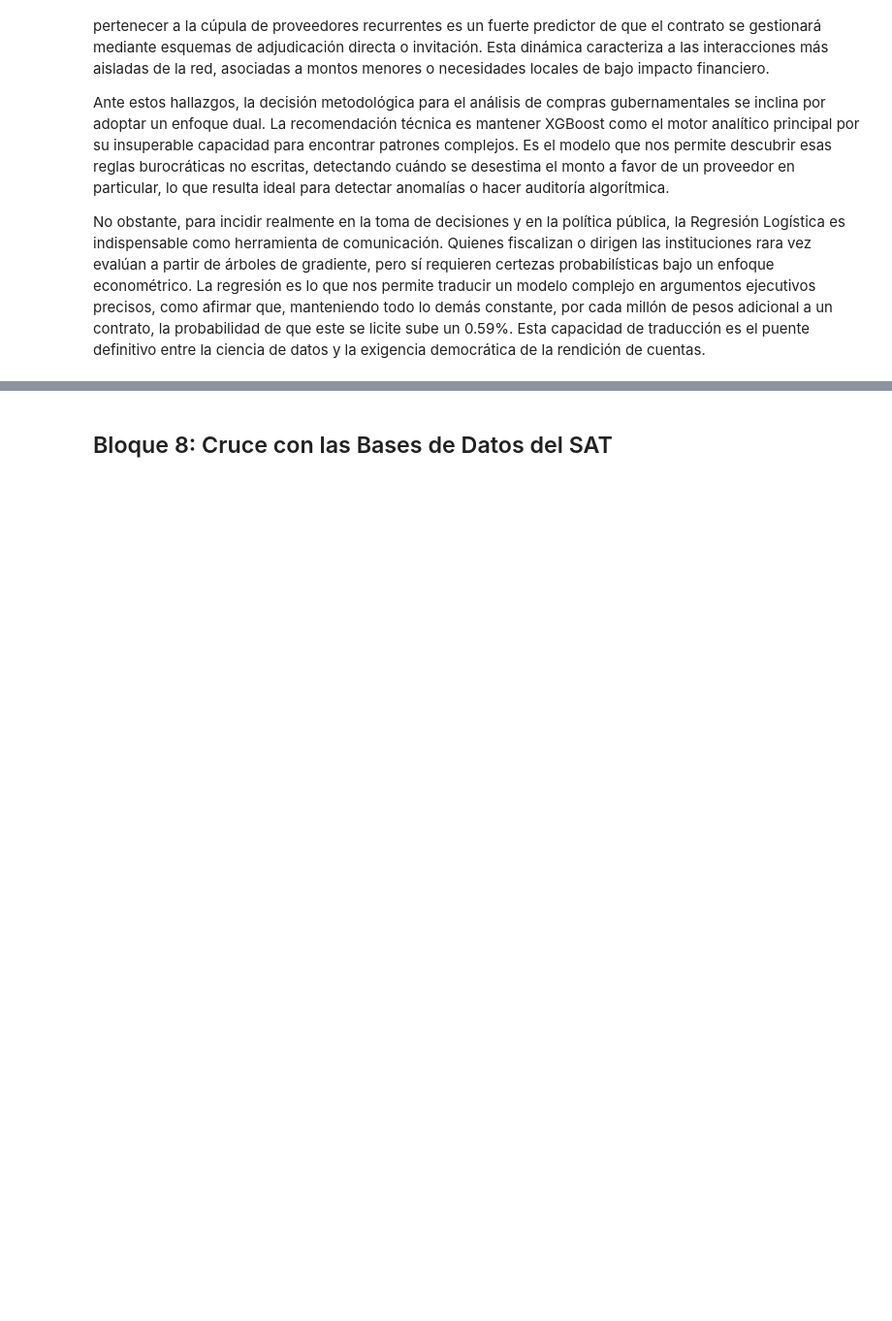
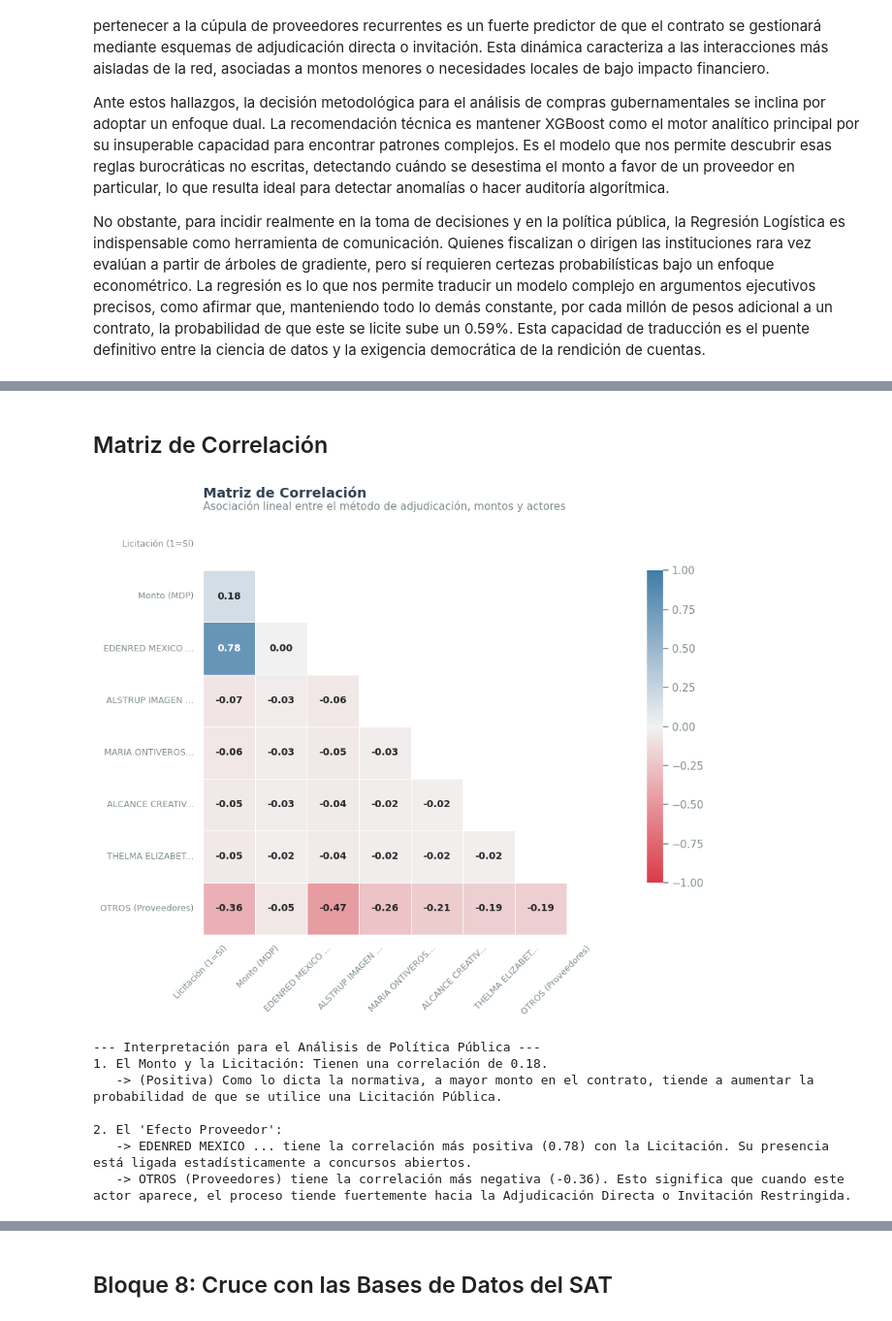
Before and after one commit to RomeroStats/welfare-spending-analysis-2025, a Jupyter notebook: Análisis_Contratos_Bienestar_2025.ipynb, the cells around one changed output, grey strips where cells are left out. Shown at 97% size. Cells and saved outputs as stored; diff of their text form; code cells hidden in the pictures; blank space fills up the shorter version.

```diff
--- a/Análisis_Contratos_Bienestar_2025.ipynb
+++ b/Análisis_Contratos_Bienestar_2025.ipynb
@@ -768,0 +648,79 @@ ANÁLISIS DE IMPORTANCIA DE VARIABLES Y TRADUCCIÓN A POLÍTICA PÚBLICA
+# %% [markdown]
+## Matriz de Correlación
+# %%
+if 'df_ml' in locals() and not df_ml.empty:
+
+    # 1. Preparar los datos para la correlación
+    # Seleccionamos la variable objetivo, el monto y creamos variables binarias para los top 5 proveedores + OTROS
+    top_5_prov = df_ml['Proveedor o contratista'].value_counts().head(5).index
+
+    df_corr = pd.DataFrame({
+        'Licitación (1=Sí)': df_ml['es_licitacion'],
+        'Monto (MDP)': df_ml['Monto_MDP']
+    })
+
+    # Añadir los 5 proveedores principales como columnas (1 si es el proveedor, 0 si no)
+    for prov in top_5_prov:
+        # Acortamos el nombre para que quepa bien en la gráfica
+        nombre_corto = str(prov)[:15] + "..."
+        df_corr[nombre_corto] = (df_ml['Proveedor o contratista'] == prov).astype(int)
+
+    df_corr['OTROS (Proveedores)'] = (df_ml['Proveedor_Top'] == 'OTROS').astype(int)
+
+    # 2. Calcular la matriz de correlación de Pearson
+    matriz_corr = df_corr.corr()
+
+    # 3. Configurar la visualización
+    plt.figure(figsize=(10, 8))
+    ax_corr = plt.gca()
+
+    # Crear una máscara para ocultar la mitad superior (ya que es un espejo)
+    mask = np.triu(np.ones_like(matriz_corr, dtype=bool))
+
+    # Generar el mapa de calor (Heatmap)
+    # Usamos un mapa de colores divergente (rojo para negativo, azul para positivo)
+    cmap_divergente = sns.diverging_palette(10, 240, as_cmap=True)
+
+    sns.heatmap(matriz_corr, mask=mask, cmap=cmap_divergente, vmax=1, vmin=-1,
+                center=0, annot=True, fmt=".2f", square=True, linewidths=.5,
+                cbar_kws={"shrink": .75}, annot_kws={"size": 10, "weight": "bold"})
+
+    # Aplicar estilos personalizados
+    plt.title('Matriz de Correlación\n', loc='left', fontsize=14, color=C_AZUL, fontweight='bold')
+    plt.text(0, 1.02, "Asociación lineal entre el método de adjudicación, montos y actores",
+             transform=ax_corr.transAxes, fontsize=11, color='#7F8C8D')
+
+    plt.xticks(rotation=45, ha='right', fontsize=9)
+    plt.yticks(fontsize=9)
+
+    plt.tight_layout()
+    plt.savefig('visual_correlacion.png', dpi=300)
+    plt.show()
+
+    # 4. Interpretación Automática
+    print("\n--- Interpretación para el Análisis de Política Pública ---")
+    corr_monto = matriz_corr.loc['Licitación (1=Sí)', 'Monto (MDP)']
+    print(f"1. El Monto y la Licitación: Tienen una correlación de {corr_monto:.2f}.")
+    if corr_monto > 0:
+        print("   -> (Positiva) Como lo dicta la normativa, a mayor monto en el contrato, tiende a aumentar la probabilidad de que se utilice una Licitación Pública.")
+
+    # Buscar el proveedor más asociado a licitación y el más asociado a adjudicación
+    corr_proveedores = matriz_corr.loc['Licitación (1=Sí)'].drop(['Licitación (1=Sí)', 'Monto (MDP)'])
+    prov_max = corr_proveedores.idxmax()
+    prov_min = corr_proveedores.idxmin()
+
+    print(f"\n2. El 'Efecto Proveedor':")
+    print(f"   -> {prov_max} tiene la correlación más positiva ({corr_proveedores[prov_max]:.2f}) con la Licitación. Su presencia está ligada estadísticamente a concursos abiertos.")
+    print(f"   -> {prov_min} tiene la correlación más negativa ({corr_proveedores[prov_min]:.2f}). Esto significa que cuando este actor aparece, el proceso tiende fuertemente hacia la Adjudicación Directa o Invitación Restringida.")
+
+else:
+    print("Primero debes ejecutar la preparación de datos del Bloque 7.")
+# %% [output]
+[figure, added]
+--- Interpretación para el Análisis de Política Pública ---
+1. El Monto y la Licitación: Tienen una correlación de 0.18.
+   -> (Positiva) Como lo dicta la normativa, a mayor monto en el contrato, tiende a aumentar la probabilidad de que se utilice una Licitación Pública.
+
+2. El 'Efecto Proveedor':
+   -> EDENRED MEXICO ... tiene la correlación más positiva (0.78) con la Licitación. Su presencia está ligada estadísticamente a concursos abiertos.
+   -> OTROS (Proveedores) tiene la correlación más negativa (-0.36). Esto significa que cuando este actor aparece, el proceso tiende fuertemente hacia la Adjudicación Directa o Invitación Restringida.
```
Also changed, not shown: parts of 9 cells of this notebook.
